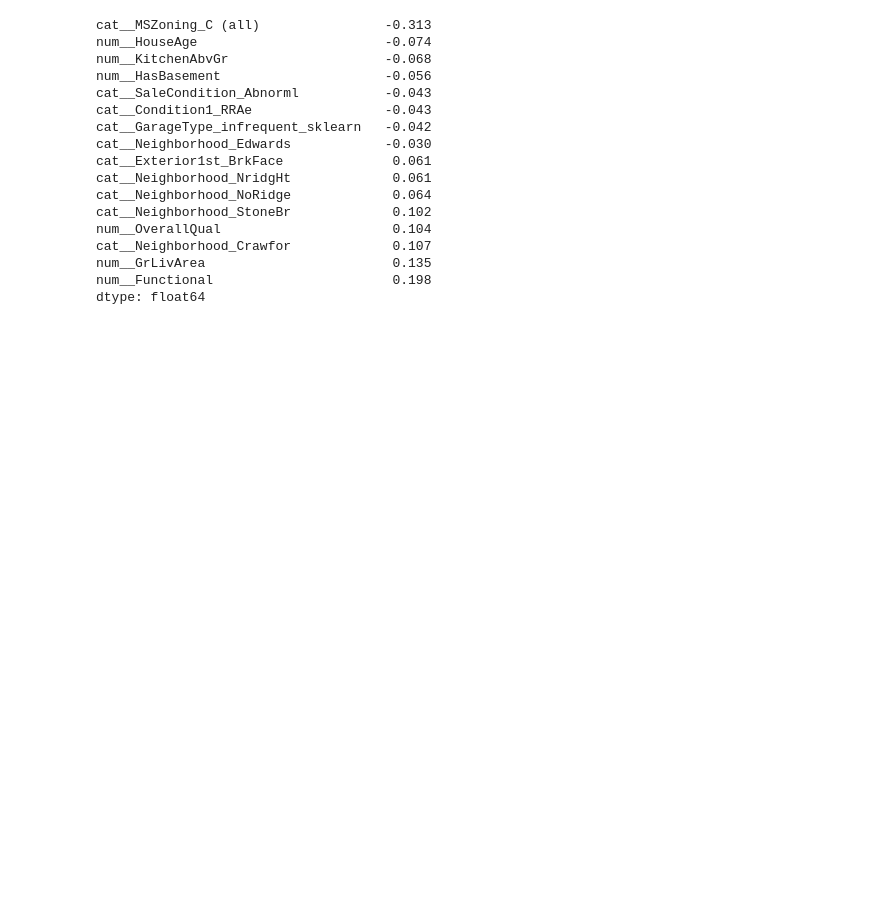
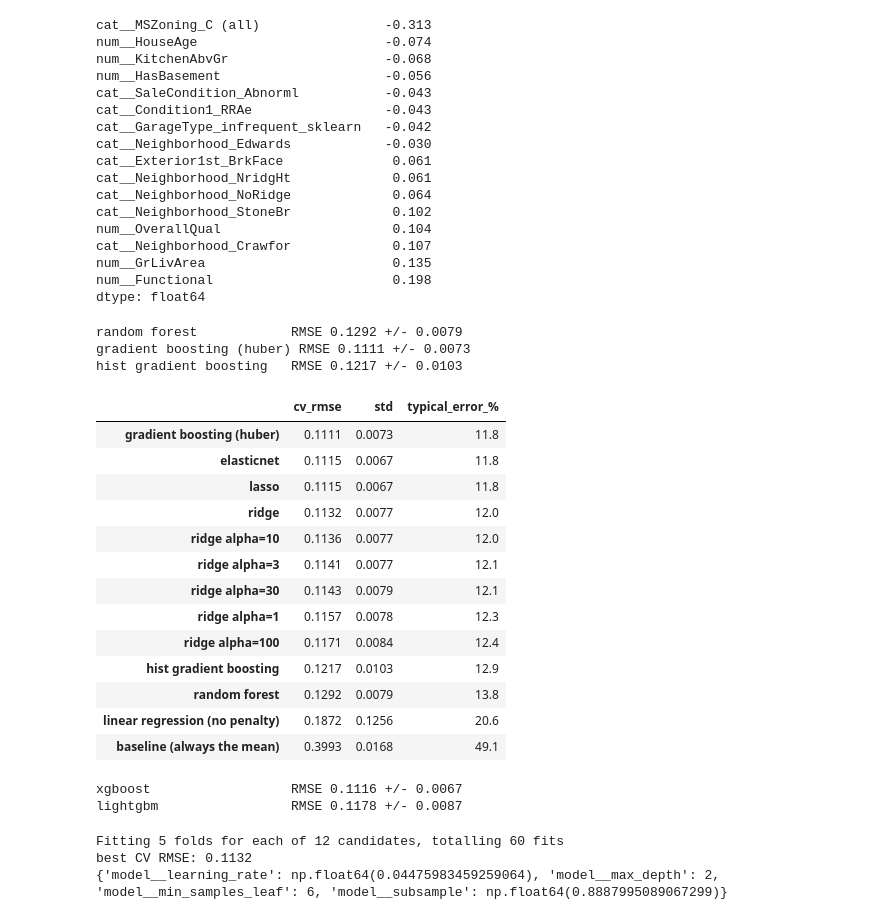
Before and after one commit to Hakimaj/house-prices-kaggle, a Jupyter notebook: notebooks/02_modeling.ipynb, the cells around one changed output. Drawn from its saved outputs; the diff is of its cells as text; code cells hidden in the pictures; blank space fills up the shorter version.

```diff
--- a/notebooks/02_modeling.ipynb
+++ b/notebooks/02_modeling.ipynb
@@ -174,3 +174,76 @@ cat__Neighborhood_Crawfor             0.107
 num__GrLivArea                        0.135
 num__Functional                       0.198
 dtype: float64
+# %%
+from sklearn.ensemble import HistGradientBoostingRegressor
+
+evaluate("random forest", models["forest"])
+evaluate("gradient boosting (huber)", models["gbr"])
+evaluate("hist gradient boosting",
+ build_pipeline(HistGradientBoostingRegressor(
+     learning_rate=0.05, max_iter=400, max_leaf_nodes=15, min_samples_leaf=10,
+     l2_regularization=1.0, random_state=RANDOM_STATE), scale=False))
+# %% [output]
+random forest            RMSE 0.1292 +/- 0.0079
+gradient boosting (huber) RMSE 0.1111 +/- 0.0073
+hist gradient boosting   RMSE 0.1217 +/- 0.0103
+# %%
+table = pd.DataFrame(results, index=["cv_rmse", "std"]).T.sort_values("cv_rmse")
+table["typical_error_%"] = ((np.exp(table["cv_rmse"]) - 1) * 100).round(1)
+table.round(4)
+# %% [output]
+|  | cv_rmse | std | typical_error_% |
+| gradient boosting (huber) | 0.1111 | 0.0073 | 11.8 |
+| elasticnet | 0.1115 | 0.0067 | 11.8 |
+| lasso | 0.1115 | 0.0067 | 11.8 |
+| ridge | 0.1132 | 0.0077 | 12.0 |
+| ridge alpha=10 | 0.1136 | 0.0077 | 12.0 |
+| ridge alpha=3 | 0.1141 | 0.0077 | 12.1 |
+| ridge alpha=30 | 0.1143 | 0.0079 | 12.1 |
+| ridge alpha=1 | 0.1157 | 0.0078 | 12.3 |
+| ridge alpha=100 | 0.1171 | 0.0084 | 12.4 |
+| hist gradient boosting | 0.1217 | 0.0103 | 12.9 |
+| random forest | 0.1292 | 0.0079 | 13.8 |
+| linear regression (no penalty) | 0.1872 | 0.1256 | 20.6 |
+| baseline (always the mean) | 0.3993 | 0.0168 | 49.1 |
+# %%
+from xgboost import XGBRegressor
+from lightgbm import LGBMRegressor
+
+xgb = build_pipeline(XGBRegressor(
+ n_estimators=1500, learning_rate=0.02, max_depth=3, subsample=0.7, colsample_bytree=0.5,
+ reg_alpha=0.005, reg_lambda=1.0, tree_method="hist", random_state=RANDOM_STATE, n_jobs=-1), scale=False)
+
+lgbm = build_pipeline(LGBMRegressor(
+ n_estimators=1500, learning_rate=0.02, num_leaves=8, subsample=0.7, subsample_freq=1,
+ colsample_bytree=0.5, reg_lambda=1.0, random_state=RANDOM_STATE, verbose=-1), scale=False)
+
+evaluate("xgboost", xgb)
+evaluate("lightgbm", lgbm)
+# %% [output]
+xgboost                  RMSE 0.1116 +/- 0.0067
+lightgbm                 RMSE 0.1178 +/- 0.0087
+# %%
+from scipy.stats import loguniform, randint, uniform
+from sklearn.ensemble import GradientBoostingRegressor
+from sklearn.model_selection import RandomizedSearchCV
+
+search = RandomizedSearchCV(
+ build_pipeline(GradientBoostingRegressor(n_estimators=600, loss="huber", max_features="sqrt",
+                                          random_state=RANDOM_STATE), scale=False),
+ param_distributions={
+ "model__learning_rate": loguniform(0.01, 0.1),
+ "model__max_depth": randint(2, 6),
+ "model__min_samples_leaf": randint(5, 30),
+ "model__subsample": uniform(0.6, 0.4), # 0.6 to 1.0
+ },
+ n_iter=12, cv=CV, scoring="neg_root_mean_squared_error",
+ random_state=RANDOM_STATE, n_jobs=-1, verbose=1,
+)
+search.fit(X, y)
+print("best CV RMSE:", round(-search.best_score_, 4))
+print(search.best_params_)
+# %% [output]
+Fitting 5 folds for each of 12 candidates, totalling 60 fits
+best CV RMSE: 0.1132
+{'model__learning_rate': np.float64(0.04475983459259064), 'model__max_depth': 2, 'model__min_samples_leaf': 6, 'model__subsample': np.float64(0.8887995089067299)}
```
Also changed, not shown: parts of 8 cells of this notebook, 5 other files.
